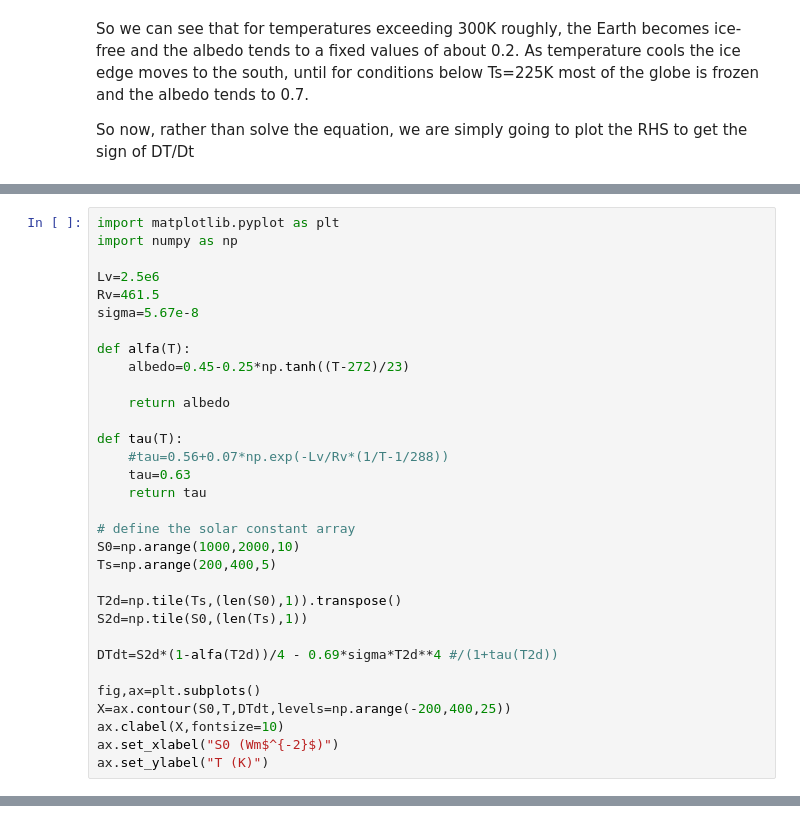
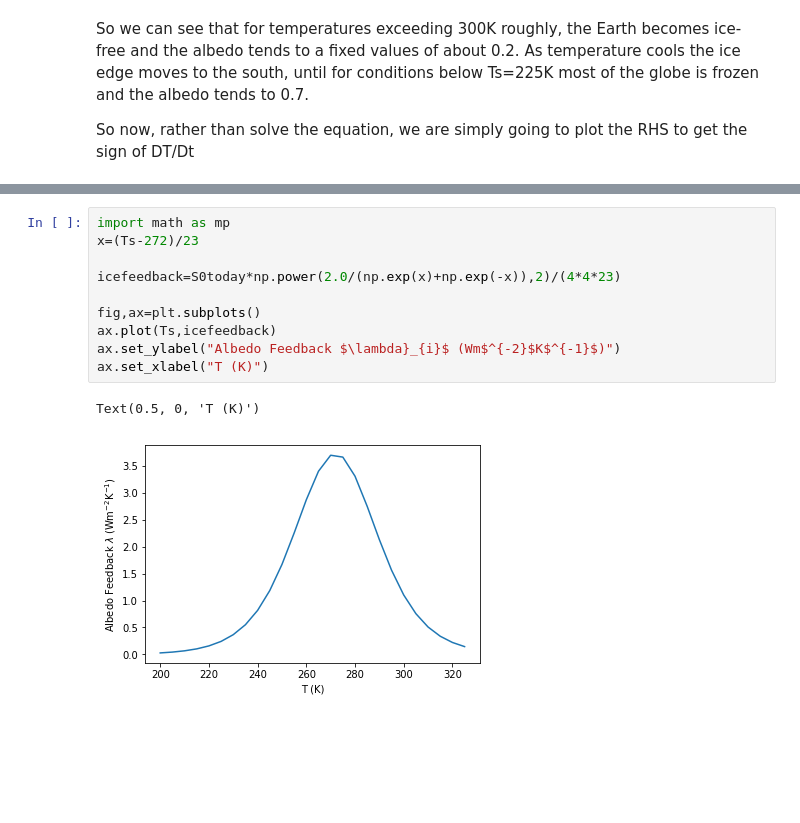
Before and after one commit to llvillanueva/TPA_DIPLOMA_LABS, a Jupyter notebook: ESM_0D_ICEVAPOR/EBM_0D_ice_water.ipynb, the cells around one changed output, grey strips where cells are left out. Drawn from its saved outputs; the diff is of its cells as text; blank space fills up the shorter version.

```diff
--- a/ESM_0D_ICEVAPOR/EBM_0D_ice_water.ipynb
+++ b/ESM_0D_ICEVAPOR/EBM_0D_ice_water.ipynb
@@ -157,32 +96,0 @@ Text(0, 0.5, 'Tau')
-# %%
-import matplotlib.pyplot as plt
-import numpy as np
-
-Lv=2.5e6
-Rv=461.5
-sigma=5.67e-8
-
-def alfa(T):
-    albedo=0.45-0.25*np.tanh((T-272)/23)
-
-    return albedo
-
-def tau(T):
-    #tau=0.56+0.07*np.exp(-Lv/Rv*(1/T-1/288))
-    tau=0.63
-    return tau
-
-# define the solar constant array
-S0=np.arange(1000,2000,10)
-Ts=np.arange(200,400,5)
-
-T2d=np.tile(Ts,(len(S0),1)).transpose()
-S2d=np.tile(S0,(len(Ts),1))
-
-DTdt=S2d*(1-alfa(T2d))/4 - 0.69*sigma*T2d**4 #/(1+tau(T2d))
-
-fig,ax=plt.subplots()
-X=ax.contour(S0,T,DTdt,levels=np.arange(-200,400,25))
-ax.clabel(X,fontsize=10)
-ax.set_xlabel("S0 (Wm$^{-2}$)")
-ax.set_ylabel("T (K)")
@@ -191,0 +112,13 @@ Text(0, 0.5, 'T (K)')
+# %%
+import math as mp
+x=(Ts-272)/23
+
+icefeedback=S0today*np.power(2.0/(np.exp(x)+np.exp(-x)),2)/(4*4*23)
+
+fig,ax=plt.subplots()
+ax.plot(Ts,icefeedback)
+ax.set_ylabel("Albedo Feedback $\lambda}_{i}$ (Wm$^{-2}$K$^{-1}$)")
+ax.set_xlabel("T (K)")
+# %% [output]
+Text(0.5, 0, 'T (K)')
+[figure, added]
```
Also changed, not shown: parts of 14 cells of this notebook.
